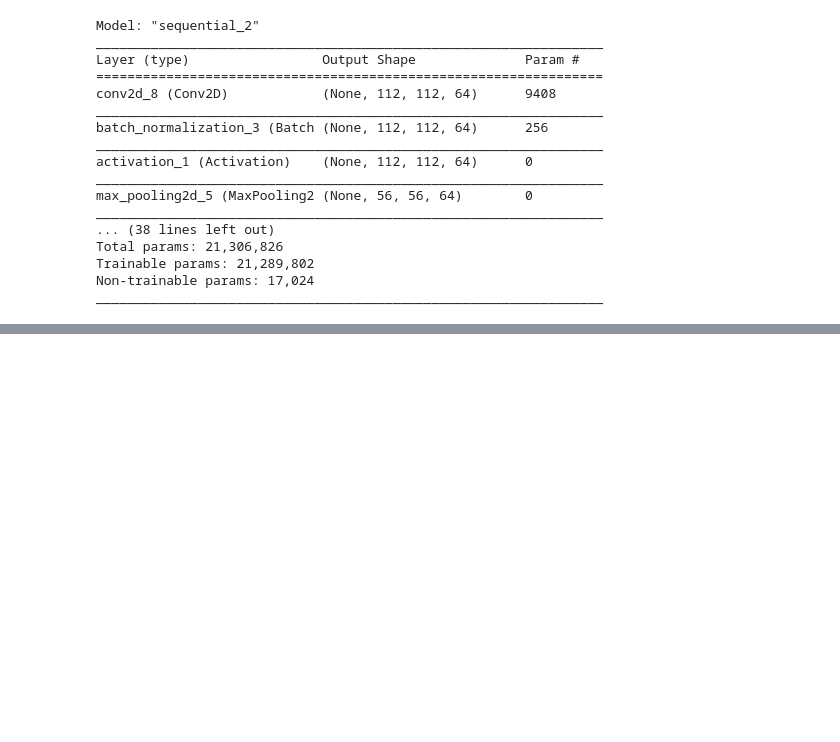
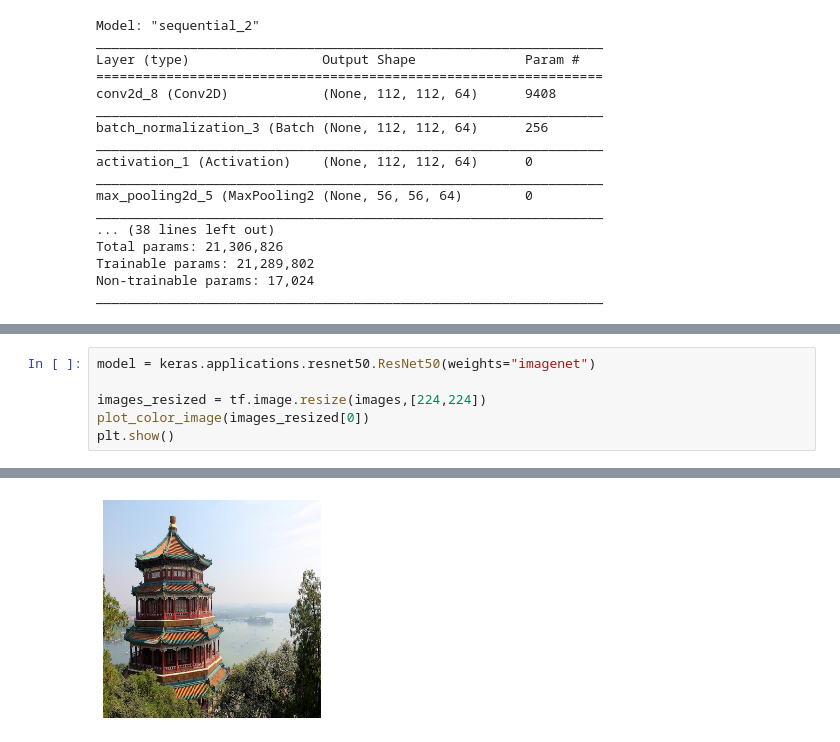
Before and after one commit to misrakberhe/mb_handson_notes, a Jupyter notebook: Chapter14_DeepComputerVisionAndCNNs.ipynb, the cells around one changed output, grey strips where cells are left out. Saved outputs shown, nothing was run; the diff lists cells and outputs as text; blank space fills up the shorter version.

Commit message:
Transfer learning with pretrained models

```diff
--- a/Chapter14_DeepComputerVisionAndCNNs.ipynb
+++ b/Chapter14_DeepComputerVisionAndCNNs.ipynb
@@ -398,0 +405,7 @@ _________________________________________________________________
+# %%
+model = keras.applications.resnet50.ResNet50(weights="imagenet")
+
+images_resized = tf.image.resize(images,[224,224])
+plot_color_image(images_resized[0])
+plt.show()
+# %% [output]
@@ -398,0 +414 @@ _________________________________________________________________
+[figure, added]
```
Also changed, not shown: parts of 27 cells of this notebook.
